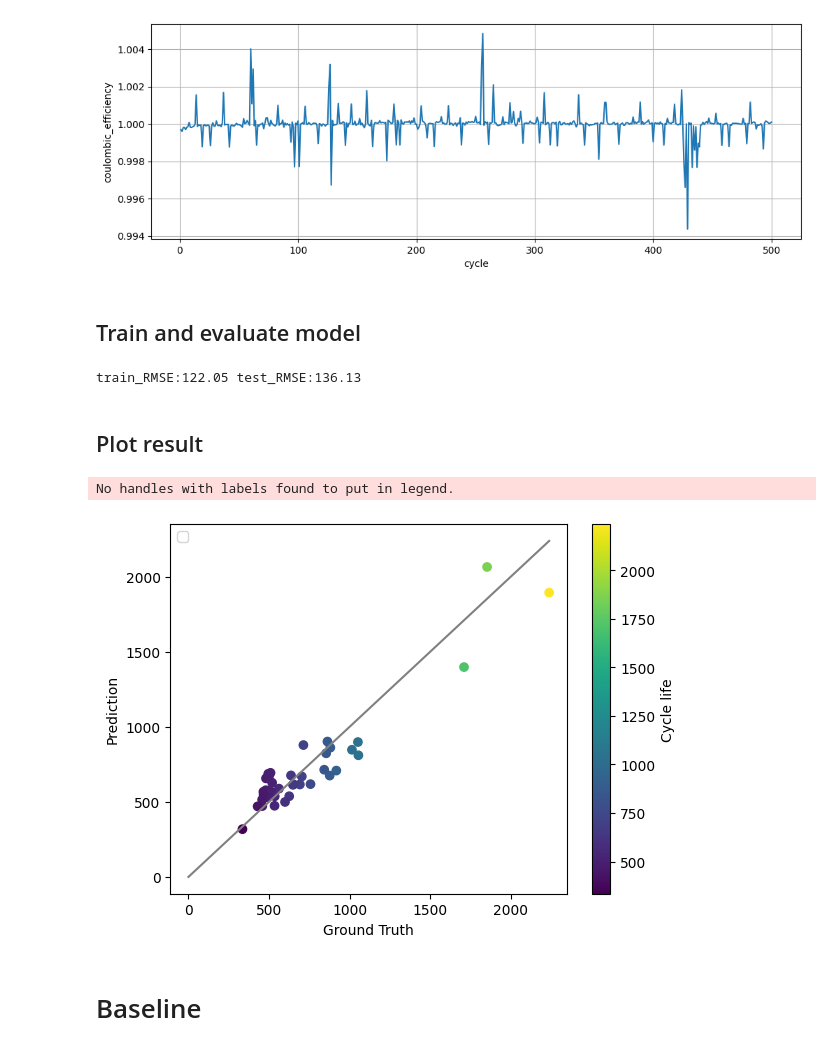
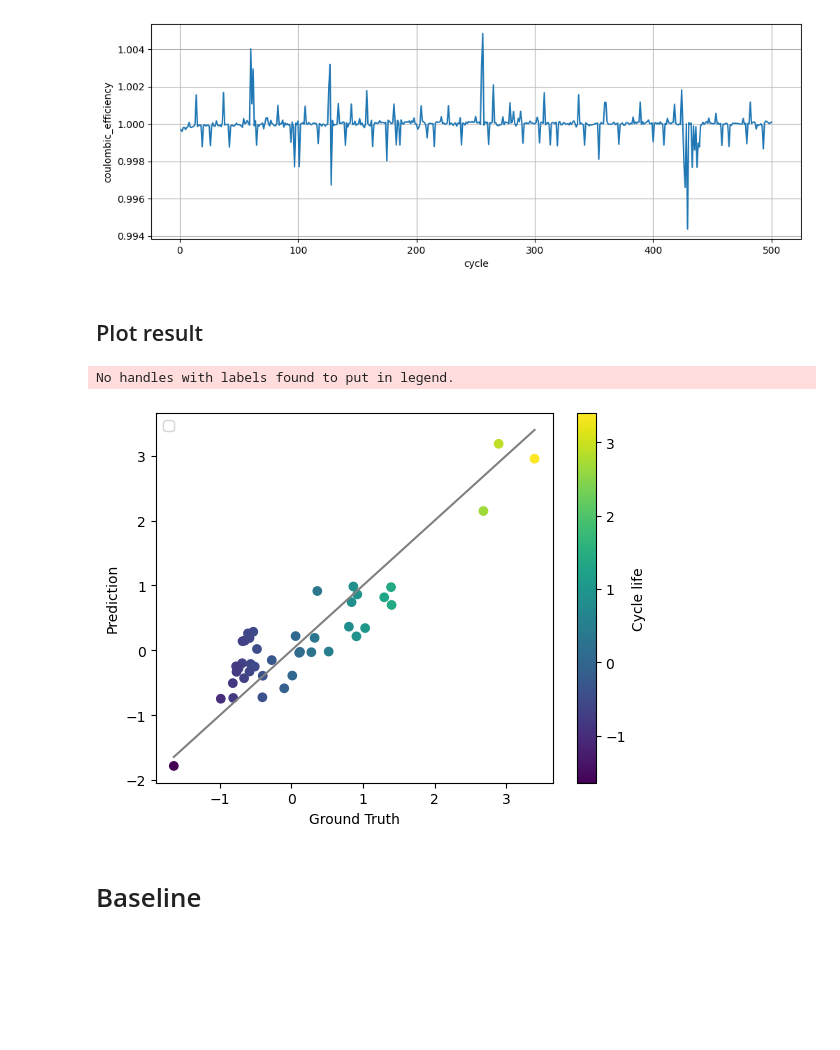
Before and after one commit to microsoft/BatteryML, a Jupyter notebook: baseline.ipynb, the cells around one changed output. Saved outputs shown, nothing was run; the diff lists cells and outputs as text; code cells hidden in the pictures; blank space fills up the shorter version.

Commit message:
add raw data to pipeline

```diff
--- a/baseline.ipynb
+++ b/baseline.ipynb
@@ -53,5 +15,4 @@ convert_data_format(dataset_name='matr')
 # Create a pipeline with a configuration file, specifying the device and workspace.
 # Developers need to modify the data, feature, model and other related settings in the config file in advance.
 pipeline = Pipeline(config_path='configs/baselines/sklearn/variance_model/matr_1.yaml',
-                    device='cuda',
                     workspace='workspaces')
@@ -57,0 +21,2 @@ pipeline = Pipeline(config_path='configs/baselines/sklearn/variance_model/matr_1
+# %%
+model, dataset = pipeline.train(device='cuda', skip_if_executed=False)
@@ -86,10 +66,3 @@ indices = [i for i in range(500) if i!=10 ]
 plot_cycle_attribute(cell_0.cycle_data, 'coulombic_efficiency', cycle_indices=indices)
 # %% [output]
 [figure]
-# %% [markdown]
-## Train and evaluate model
-# %%
-# train model, and the model will be trained according to the configuration you previously filled out in the config file
-train_loss , test_loss = pipeline.train()
-# %% [output]
-train_RMSE:122.05 test_RMSE:136.13
@@ -99,12 +69,12 @@ test_loss = pipeline.evaluate(checkpoint='<your checkpoint path>')
 # %% [markdown]
 ## Plot result
 # %%
-ground_truth = pipeline.target.to('cpu')
-prediction = pipeline.prediction.to('cpu')
+prediction = model.predict(dataset, data_type='test').to('cpu')
+ground_truth = dataset.test_data.label.to('cpu')
 plot_result(ground_truth, prediction)
 # %% [output]
 No handles with labels found to put in legend.
-[figure, old version]
+[figure, new version]
 # %% [markdown]
 # Baseline
 # %%
```
Also changed, not shown: parts of 12 cells of this notebook, 2 other files.
